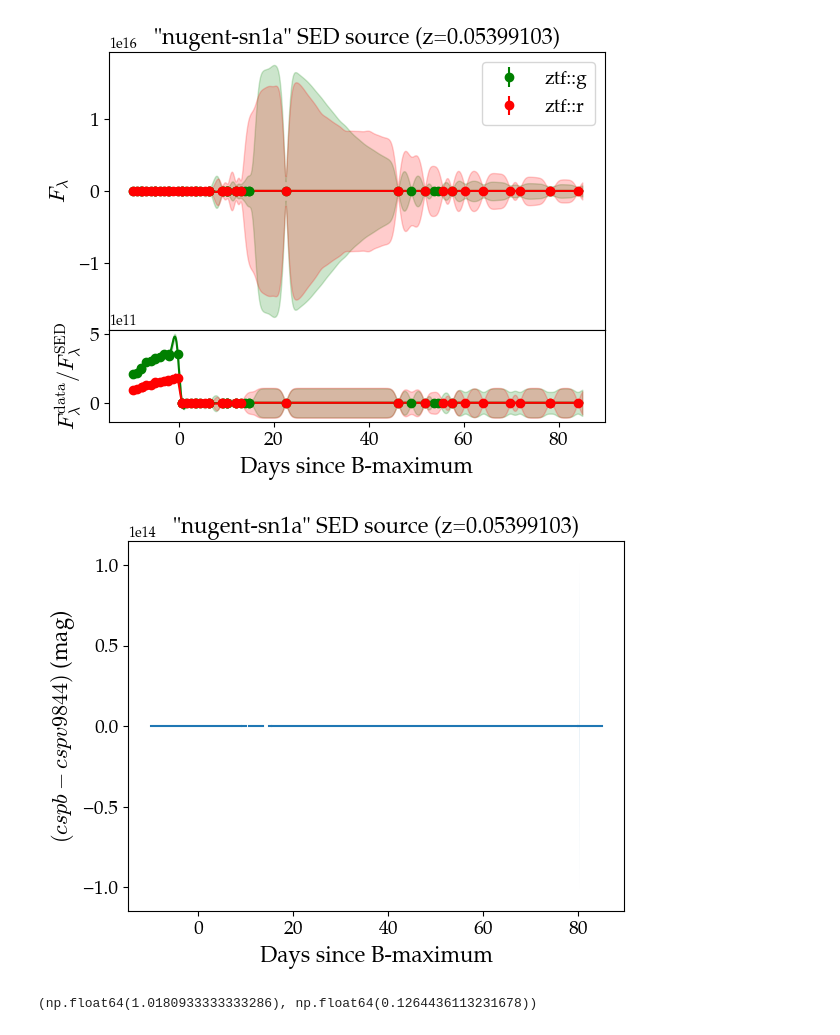
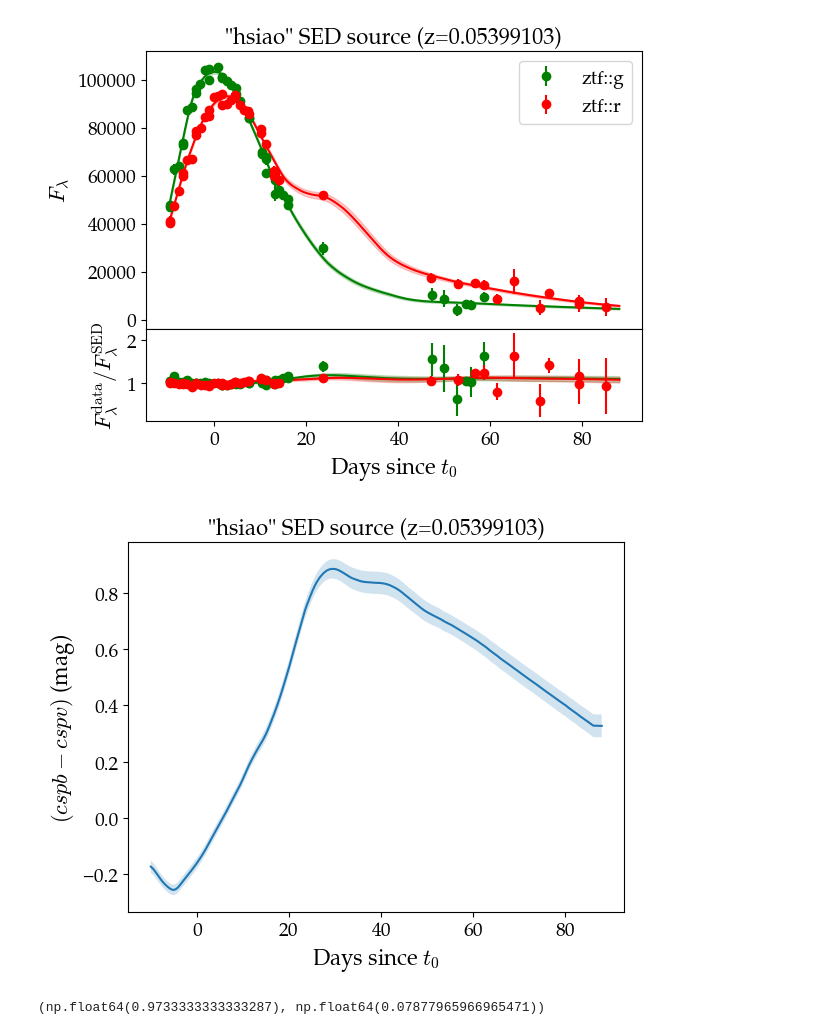
Before and after one commit to temuller/kcorr, a Jupyter notebook: test.ipynb, the cells around one changed output. Drawn from its saved outputs; the diff is of its cells as text; code cells hidden in the pictures.

Commit message:
mangler working

```diff
--- a/test.ipynb
+++ b/test.ipynb
@@ -5,9 +9,8 @@ from refiner import Refiner
 # %%
 ztfname = "ZTF18abvtcyi"
+#ztfname = "ZTF18adaruzw"
 source = "hsiao"
-source = "nugent-sn1a"
-source = "nugent-sn91bg"
 data, z, mwebv, t0 = load_sn(ztfname)
 
-refiner = Refiner(data, source, z, mwebv, phase_range=(-10, 85))
-refiner.match_sed(t0)
+sedmangler = SEDMangler(data, source, z, mwebv, phase_range=(-10, 88))
+sedmangler.mangle_sed()
@@ -49,12 +17,12 @@ refiner.sed.plot_lightcurves()
 # %%
-refiner.plot_fit()
+sedmangler.plot_fit()
 # %% [output]
-[figure, old version]
+[figure, new version]
 # %%
-refiner.calculate_colour("cspb", "cspv9844")
+sedmangler.calculate_colour("cspb", "cspv")
 # %% [output]
-[figure, old version]
+[figure, new version]
 # %%
-refiner.st, refiner.st_err
+sedmangler.st, sedmangler.st_err
 # %% [output]
-(np.float64(1.0180933333333286), np.float64(0.1264436113231678))
+(np.float64(0.9733333333333287), np.float64(0.07877965966965471))
```
Also changed, not shown: parts of 6 cells of this notebook, 6 other files.
